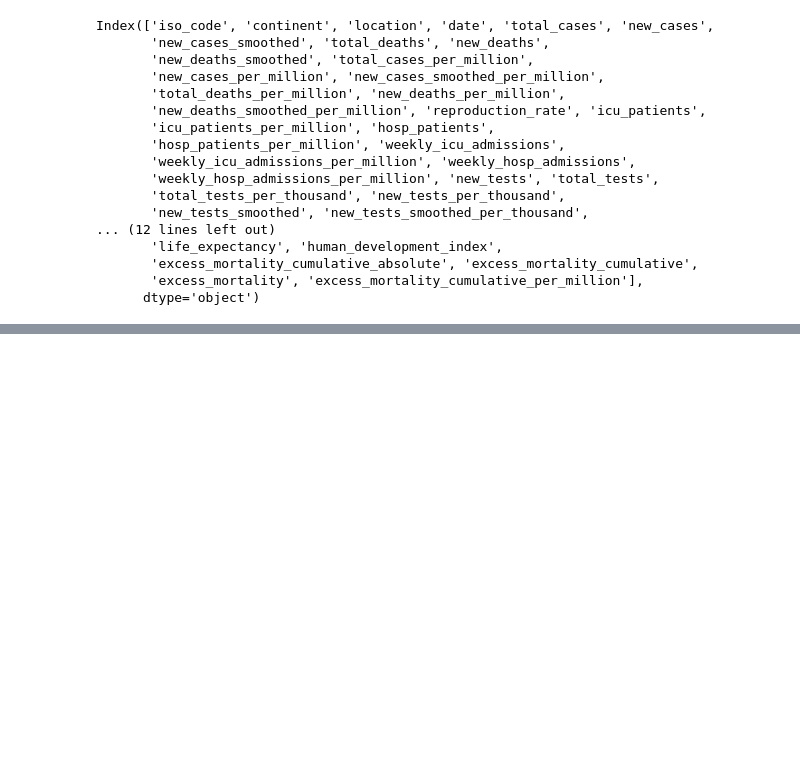
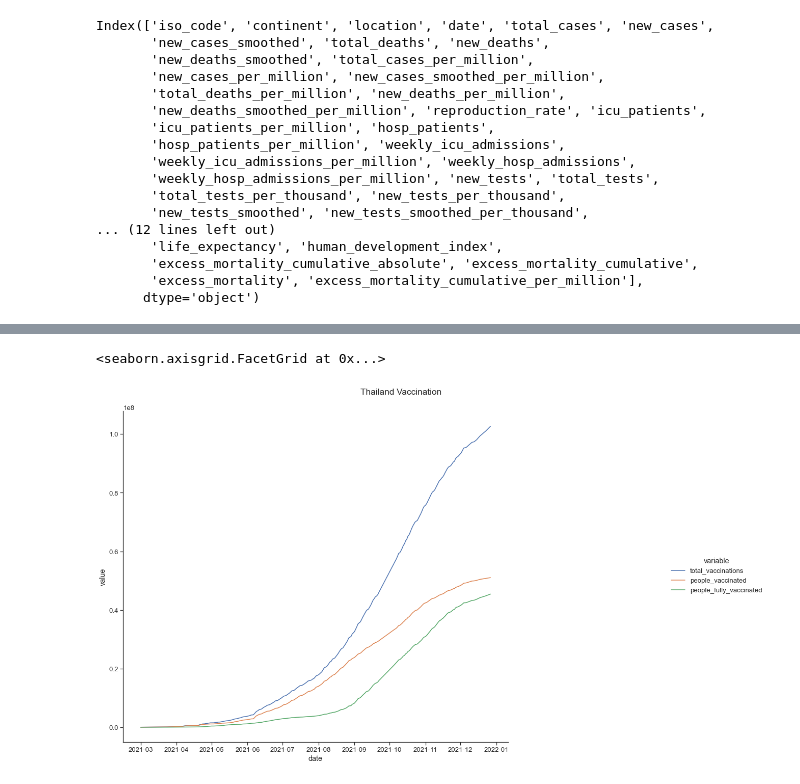
Before and after one commit to jitrapon/mads-milestone-i, a Jupyter notebook: exploration.ipynb, the cells around one changed output, grey strips where cells are left out. Cells and saved outputs as stored; diff of their text form; code cells hidden in the pictures; blank space fills up the shorter version.

```diff
--- a/exploration.ipynb
+++ b/exploration.ipynb
@@ -41,0 +121,5 @@ Index(['iso_code', 'continent', 'location', 'date', 'total_cases', 'new_cases',
+# %%
+visualize_country_vac(prepare_dataframe_for_visualization(covid_th_df), 20, 11, 'Thailand Vaccination')
+# %% [output]
+<seaborn.axisgrid.FacetGrid at 0x...>
+[figure, added]
```
Also changed, not shown: parts of 17 cells of this notebook, 1 other file.
